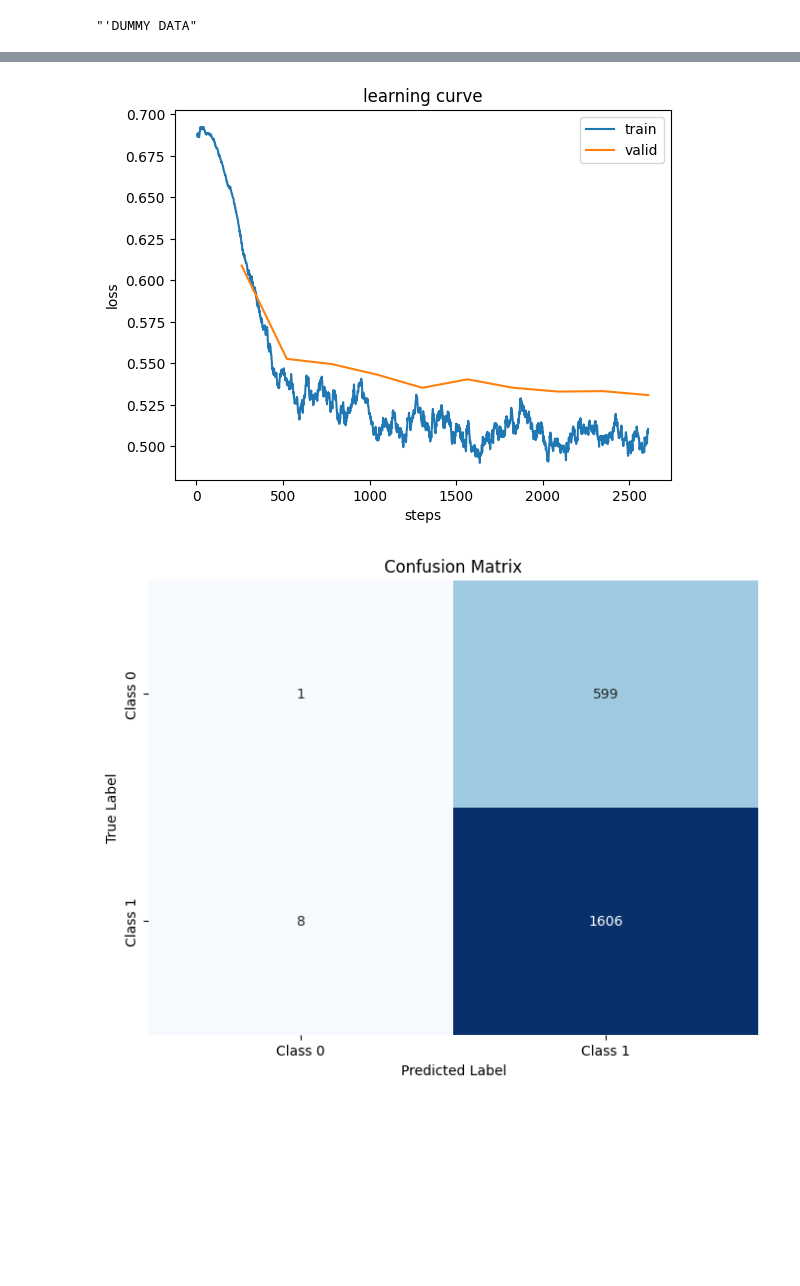
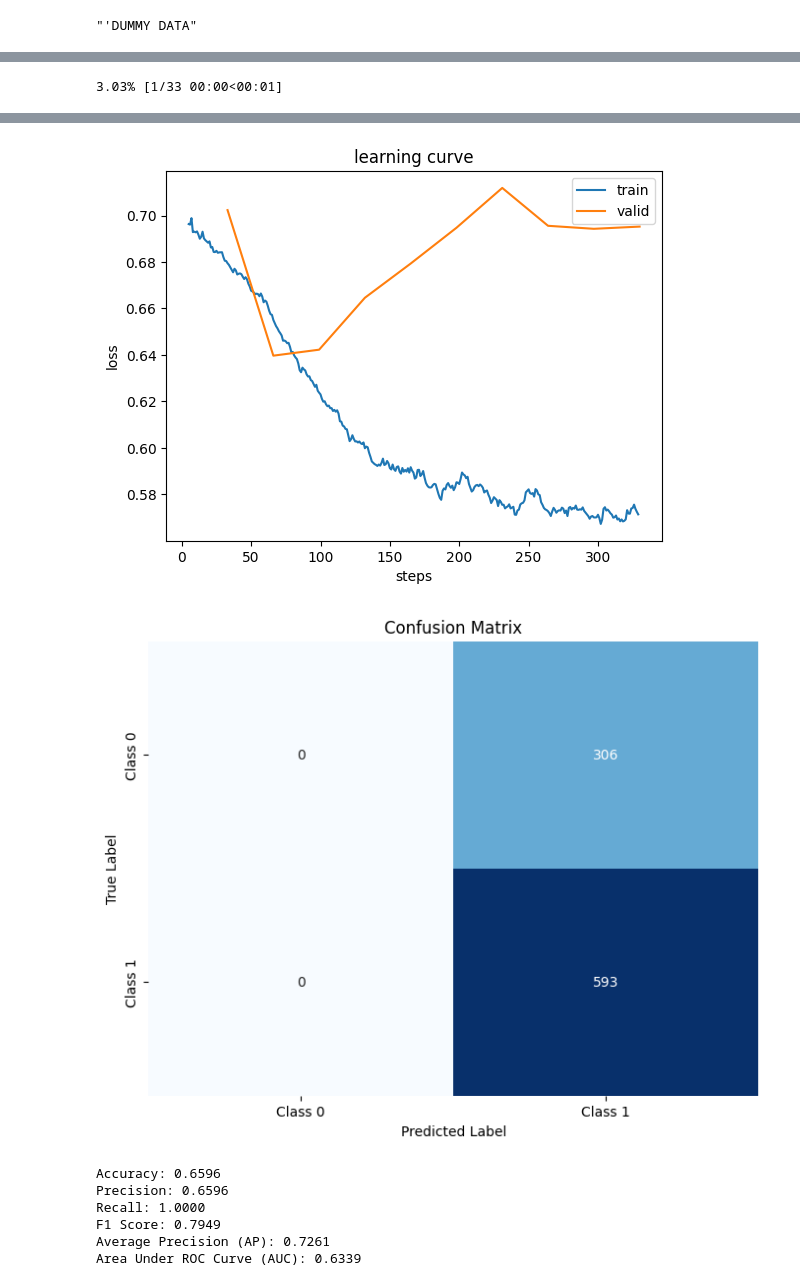
Before and after one commit to noorwertheim/Master-Thesis, a Jupyter notebook: notebooks/resnet.ipynb, the cells around one changed output, grey strips where cells are left out. Cells and saved outputs as stored; diff of their text form; code cells hidden in the pictures; blank space fills up the shorter version.

```diff
--- a/notebooks/resnet.ipynb
+++ b/notebooks/resnet.ipynb
@@ -254,10 +254,10 @@ True
 # %%
 
 '''MY DATA'''
-train_dir = os.path.join(univariate_data_path, "target_univariate_no_PCA_train.npy")
+train_dir = os.path.join(univariate_data_path, "target_univariate_train.npy")
 train_data = np.load(train_dir, allow_pickle=True)
 # train_data = pd.DataFrame(train_data)
-test_dir = os.path.join(univariate_data_path, "target_univariate_no_PCA_test.npy")
+test_dir = os.path.join(univariate_data_path, "target_univariate_test.npy")
 test_data = np.load(test_dir, allow_pickle=True)
 # test_data = pd.DataFrame(test_data)
 print(len(train_data))
@@ -432,6 +423,13 @@ torch.Size([8364])
+3.03% [1/33 00:00<00:01]
 [interactive output not drawn]
-[figure, old version]
+[figure, new version]
-[figure, old version]
+[figure, new version]
+Accuracy: 0.6596
+Precision: 0.6596
+Recall: 1.0000
+F1 Score: 0.7949
+Average Precision (AP): 0.7261
+Area Under ROC Curve (AUC): 0.6339
 # %%
 
 '''MY DATA + class weights'''
```
Also changed, not shown: parts of 2 cells of this notebook, 2 other files.
